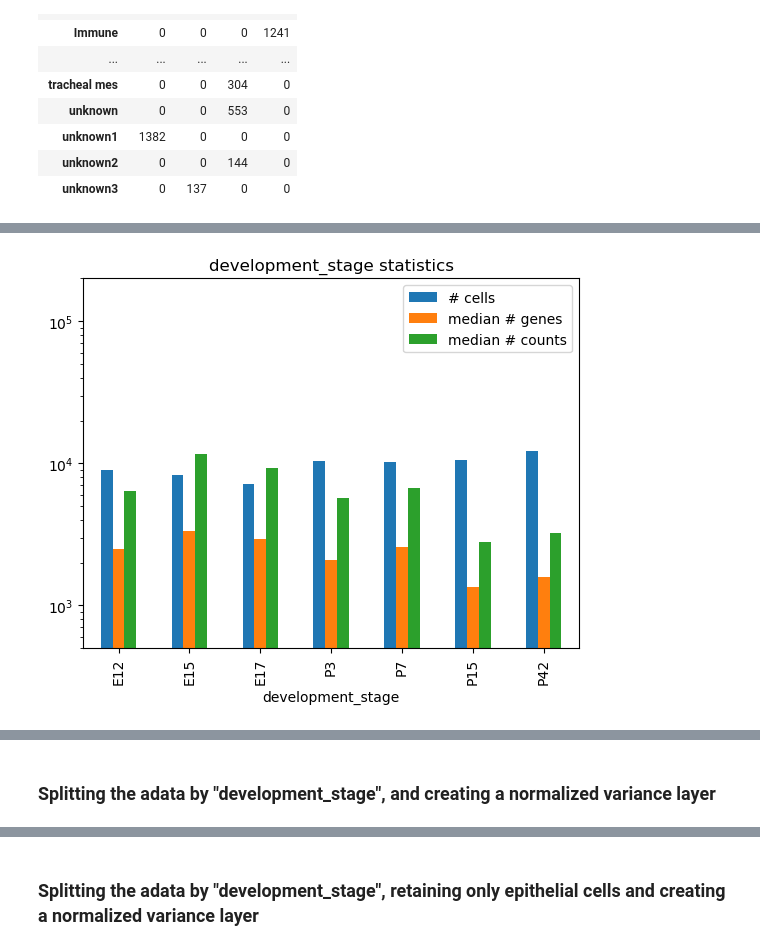
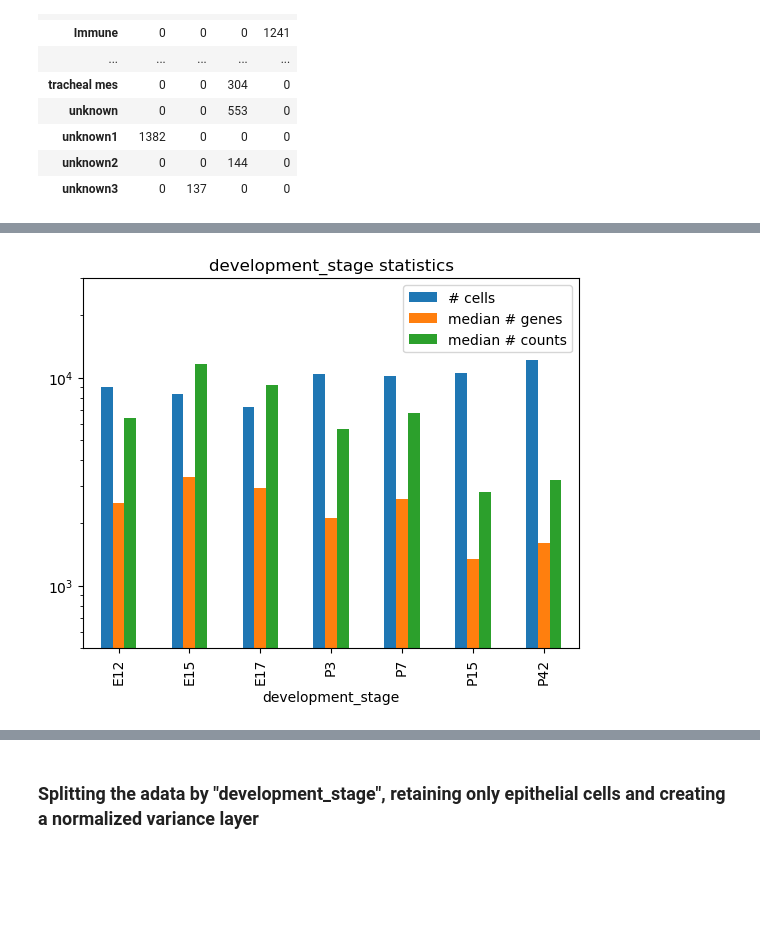
Before and after one commit to nitzanlab/gep-dynamics, a Jupyter notebook: notebooks/analyse_zepp.ipynb, the cells around one changed output, grey strips where cells are left out. Drawn from its saved outputs; the diff is of its cells as text; code cells hidden in the pictures; blank space fills up the shorter version.

```diff
--- a/notebooks/analyse_zepp.ipynb
+++ b/notebooks/analyse_zepp.ipynb
@@ -41,5 +42,6 @@ The adata contains log1p(CP10K) data, so we keep the transformed data in `raw`,
 # %%
-results_dir = _utils.set_dir('results_zepp')
+results_dir = _utils.set_dir('results')
+results_dir = _utils.set_dir(results_dir.joinpath('zepp'))
 data_dir = _utils.set_dir('data')
 GSE_dir = _utils.set_dir(data_dir.joinpath('GSE149563'))
 # %%
@@ -63,7 +65,10 @@ metadata = pd.read_csv(GSE_dir.joinpath('AllTimePoints_metadata.csv'), index_col
 adata.obs['celltype'] = metadata.var_celltype
 adata.obs['compartment'] = metadata.var_compartment
 
-adata.raw = adata
-adata.X = (sparse.csc_matrix(adata.obs.n_molecules.values[:, None] / 10_000).multiply(adata.X.expm1())).rint()
+untransformed = sparse.csr_matrix(adata.obs.n_molecules.values[:, None].astype(np.float32) / 10_000).multiply(adata.X.expm1())
+adata.X = sparse.csc_matrix(untransformed).rint()
+
+del untransformed
+
 adata
 # %% [output]
@@ -169,16 +180,16 @@ AnnData object with n_obs × n_vars = 67794 × 16184
 # %%
 column_of_interest = 'development_stage'
 
 stats_df = adata.obs.loc[:, [column_of_interest, 'n_genes', 'n_counts']].groupby(
     [column_of_interest]).median()
 
 stats_df = pd.concat([adata.obs.groupby([column_of_interest]).count().iloc[:, 0],
                       stats_df], axis=1)
 stats_df.columns = ['# cells', 'median # genes', 'median # counts']
 
-stats_df.plot(kind='bar', title=f'{column_of_interest} statistics', log=True, ylim=((5e2, 2e5)))
+stats_df.plot(kind='bar', title=f'{column_of_interest} statistics', log=True, ylim=((5e2, 3e4)))
 plt.show()
 del column_of_interest, stats_df
 # %% [output]
-[figure, old version]
+[figure, new version]
 # %%
@@ -198,5 +209,3 @@ adata.var
 | Ido1 | Ido1 | 80 | 81.0 | False | NaN | 0.001195 | 0.001223 | 0.964506 | ... |
 | Csprs | Csprs | 160 | 168.0 | False | NaN | 0.002478 | 0.002708 | 0.919522 | ... |
 16184 rows × 10 columns
-# %% [markdown]
-### Splitting the adata by "development_stage", and creating a normalized variance layer
```
Also changed, not shown: parts of 48 cells of this notebook, 3 other files.
